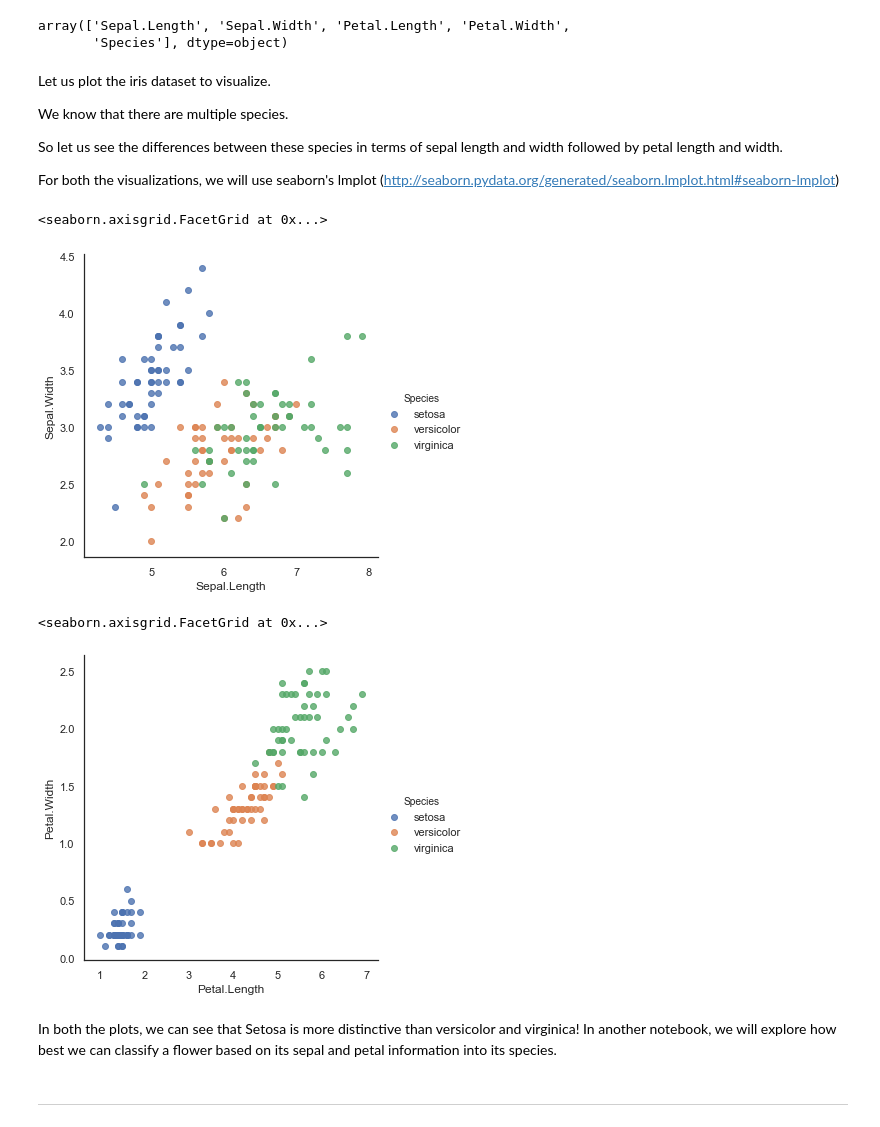
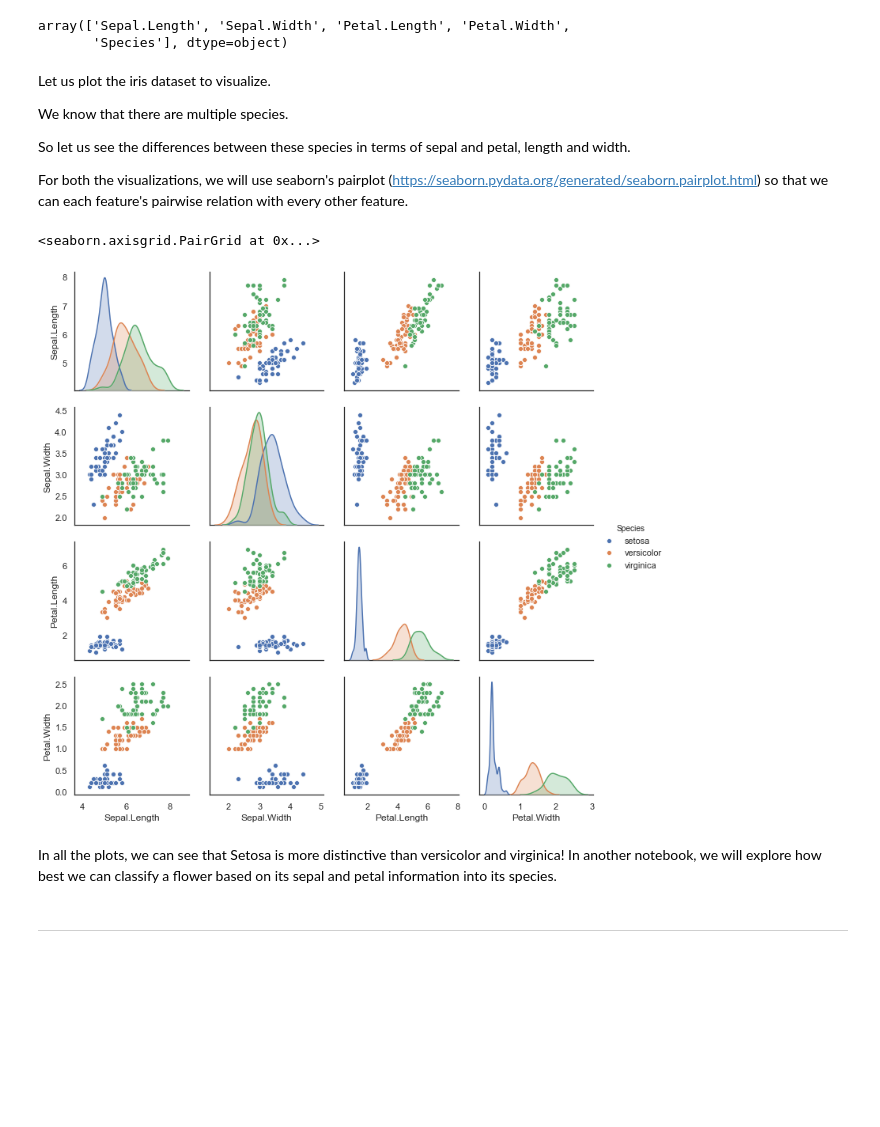
Before and after one commit to OrganicNN/Exploratory-Data-Analysis, a Jupyter notebook: Visualizing iris dataset.ipynb, the cells around one changed output. Cells and saved outputs as stored; diff of their text form; code cells hidden in the pictures; blank space fills up the shorter version.

```diff
--- a/Visualizing iris dataset.ipynb
+++ b/Visualizing iris dataset.ipynb
@@ -29,21 +29,16 @@ Let us plot the iris dataset to visualize.
 
 We know that there are multiple species.
 
-So let us see the differences between these species in terms of sepal length and width followed by petal length and width.
+So let us see the differences between these species in terms of sepal and petal, length and width.
 
-For both the visualizations, we will use seaborn's lmplot (http://seaborn.pydata.org/generated/seaborn.lmplot.html#seaborn-lmplot)
+For both the visualizations, we will use seaborn's pairplot (https://seaborn.pydata.org/generated/seaborn.pairplot.html) so that we can each feature's pairwise relation with every other feature.
 # %%
-sns.lmplot('Sepal.Length', 'Sepal.Width', data=iris, hue='Species', fit_reg=False)
+sns.pairplot(data=iris, hue='Species')
 # %% [output]
-<seaborn.axisgrid.FacetGrid at 0x...>
+<seaborn.axisgrid.PairGrid at 0x...>
-[figure, old version]
+[figure, new version]
-# %%
-sns.lmplot('Petal.Length', 'Petal.Width', data=iris, hue='Species', fit_reg=False)
-# %% [output]
-<seaborn.axisgrid.FacetGrid at 0x...>
-[figure, removed]
 # %% [markdown]
-In both the plots, we can see that Setosa is more distinctive than versicolor and virginica!
+In all the plots, we can see that Setosa is more distinctive than versicolor and virginica!
 In another notebook, we will explore how best we can classify a flower based on its sepal and petal information into its species.
 # %% [markdown]
 --------------------------------------------------------------------------
```
